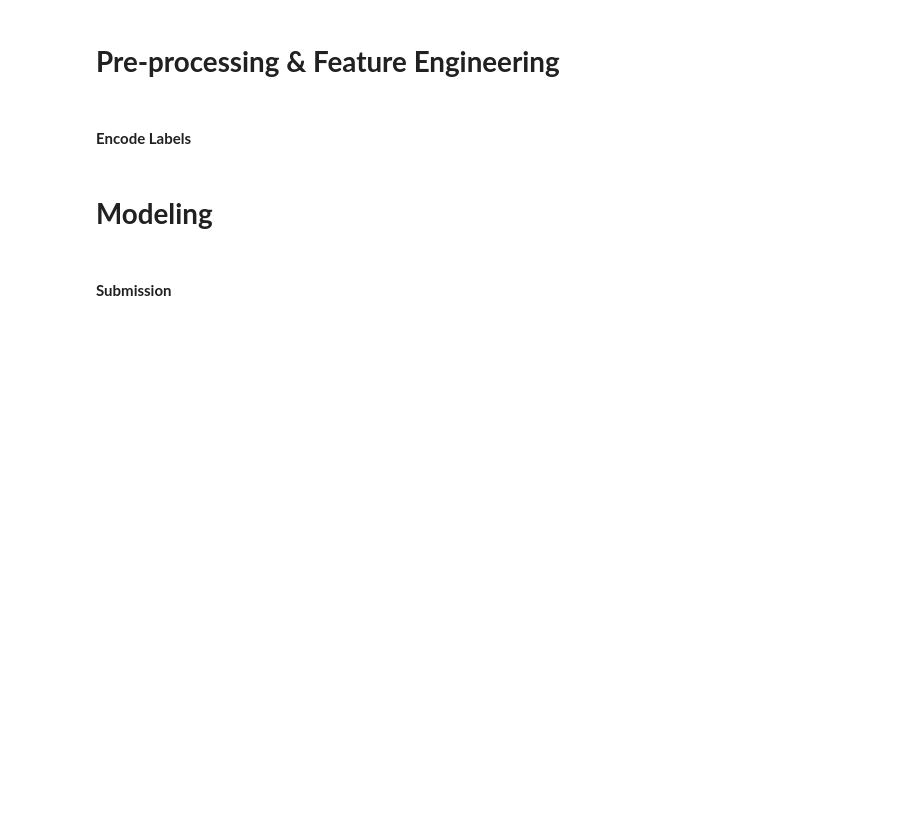
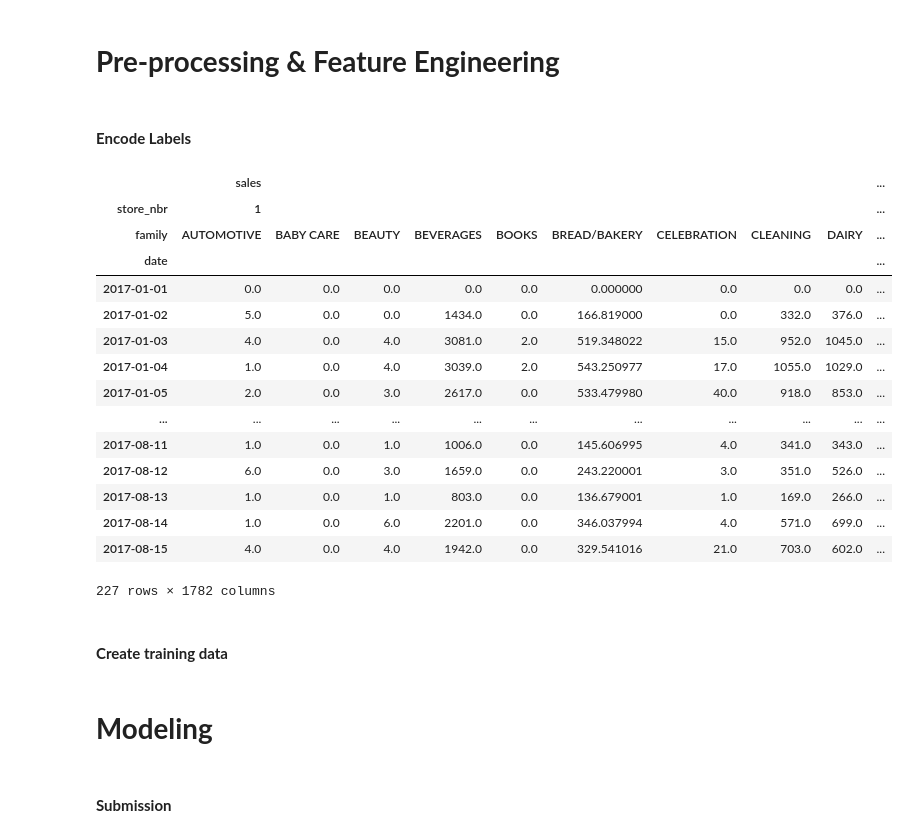
Before and after one commit to KOBeerose/Kaggle, a Jupyter notebook: Store Sales/store-sales-ts-forecast-a-beginner-s-notebook.ipynb, the cells around one changed output. Cells and saved outputs as stored; diff of their text form; code cells hidden in the pictures; blank space fills up the shorter version.

```diff
--- a/Store Sales/store-sales-ts-forecast-a-beginner-s-notebook.ipynb
+++ b/Store Sales/store-sales-ts-forecast-a-beginner-s-notebook.ipynb
@@ -191,7 +395,28 @@ df_test = pd.read_csv(
 df_test['date'] = df_test.date.dt.to_period('D')
 df_test = df_test.set_index(['store_nbr', 'family', 'date']).sort_index()
 # %%
+# Target
 y = store_sales.unstack(['store_nbr', 'family']).loc["2017"]
+y
+# %% [output]
+|  | sales |  |  |  |  |  |  |  |  | ... |
+| store_nbr | 1 |  |  |  |  |  |  |  |  | ... |
+| family | AUTOMOTIVE | BABY CARE | BEAUTY | BEVERAGES | BOOKS | BREAD/BAKERY | CELEBRATION | CLEANING | DAIRY | ... |
+| date |  |  |  |  |  |  |  |  |  | ... |
+| 2017-01-01 | 0.0 | 0.0 | 0.0 | 0.0 | 0.0 | 0.000000 | 0.0 | 0.0 | 0.0 | ... |
+| 2017-01-02 | 5.0 | 0.0 | 0.0 | 1434.0 | 0.0 | 166.819000 | 0.0 | 332.0 | 376.0 | ... |
+| 2017-01-03 | 4.0 | 0.0 | 4.0 | 3081.0 | 2.0 | 519.348022 | 15.0 | 952.0 | 1045.0 | ... |
+| 2017-01-04 | 1.0 | 0.0 | 4.0 | 3039.0 | 2.0 | 543.250977 | 17.0 | 1055.0 | 1029.0 | ... |
+| 2017-01-05 | 2.0 | 0.0 | 3.0 | 2617.0 | 0.0 | 533.479980 | 40.0 | 918.0 | 853.0 | ... |
+| ... | ... | ... | ... | ... | ... | ... | ... | ... | ... | ... |
+| 2017-08-11 | 1.0 | 0.0 | 1.0 | 1006.0 | 0.0 | 145.606995 | 4.0 | 341.0 | 343.0 | ... |
+| 2017-08-12 | 6.0 | 0.0 | 3.0 | 1659.0 | 0.0 | 243.220001 | 3.0 | 351.0 | 526.0 | ... |
+| 2017-08-13 | 1.0 | 0.0 | 1.0 | 803.0 | 0.0 | 136.679001 | 1.0 | 169.0 | 266.0 | ... |
+| 2017-08-14 | 1.0 | 0.0 | 6.0 | 2201.0 | 0.0 | 346.037994 | 4.0 | 571.0 | 699.0 | ... |
+| 2017-08-15 | 4.0 | 0.0 | 4.0 | 1942.0 | 0.0 | 329.541016 | 21.0 | 703.0 | 602.0 | ... |
+227 rows × 1782 columns
+# %% [markdown]
+#### **Create training data**
 # %%
 fourier = CalendarFourier(freq='M', order=4)
 dp = DeterministicProcess(
```
Also changed, not shown: parts of 23 cells of this notebook.
